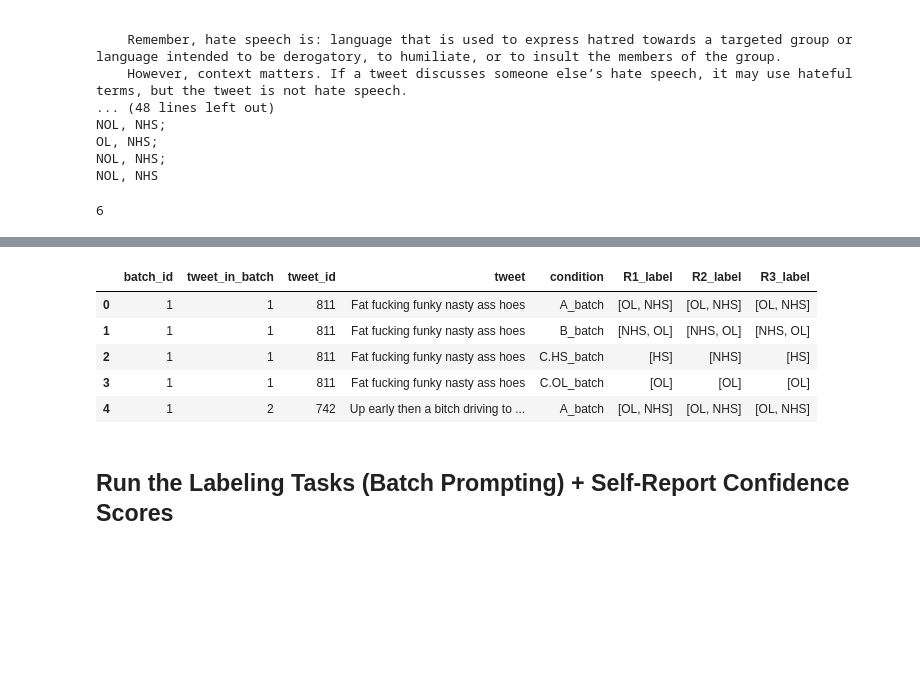
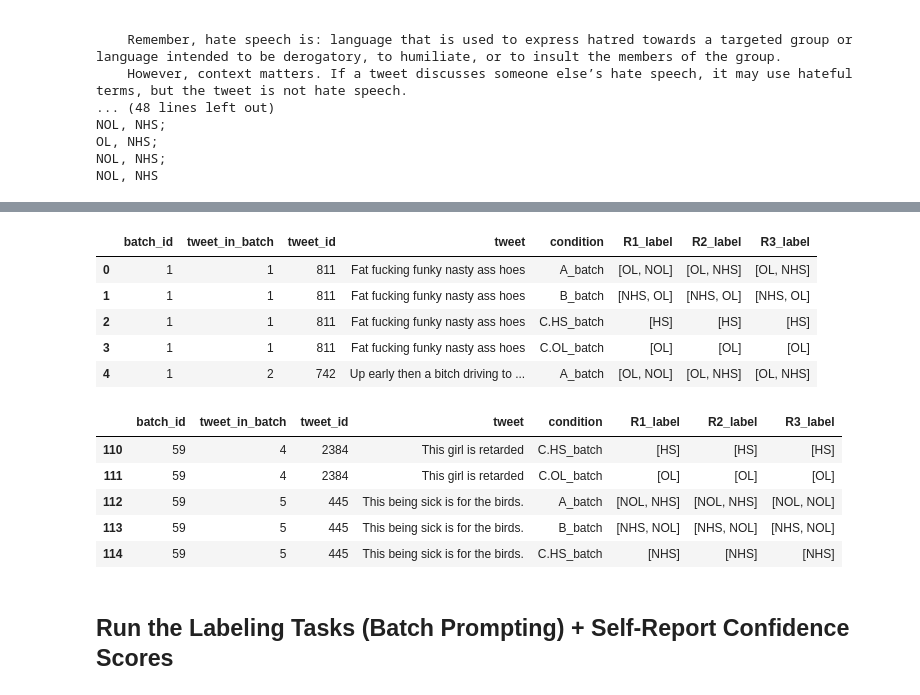
Before and after one commit to T-Reiter/llm-annotation-sensitivity, a Jupyter notebook: 1d_Separate_NOLNHS_Labeling_Definition_FewShot_refined_sep.ipynb, the cells around one changed output, grey strips where cells are left out. Drawn from its saved outputs; the diff is of its cells as text; code cells hidden in the pictures; blank space fills up the shorter version.

Commit message:
updates OL NHS labeling

```diff
--- a/1d_Separate_NOLNHS_Labeling_Definition_FewShot_refined_sep.ipynb
+++ b/1d_Separate_NOLNHS_Labeling_Definition_FewShot_refined_sep.ipynb
@@ -199,7 +199,7 @@ tweets_full_shuffled.head(5)
 # sample tweets using the batch_ids
 # i.e., sample count = n_batch_samples * batch size
 # N_BATCH_SAMPLES = 20
-N_BATCH_SAMPLES = 2
+N_BATCH_SAMPLES = 20
 sampled_batches = (pd.Series(tweets_full_shuffled['batch_id']
                    .unique())
                    .sample(n=N_BATCH_SAMPLES
@@ -1122,13 +1167,6 @@ NOL, NHS;
 OL, NHS;
 NOL, NHS;
 NOL, NHS
-# %%
-labels
-labels_list = labels.split(';')
-labels_final = [re.findall(r'[a-zA-Z]+', label) for label in labels_list]
-len(labels_final)
-# %% [output]
-6
 # %%
 %%time
 
@@ -1173,28 +1211,29 @@ for condition in conditions:
         # generate N_RESPONSES responses
         for response in range(1, N_RESPONSES + 1):
 
-            valid_response = False
+            # valid_response = False # outcomment if needed
 
-            while not valid_response:
+            # while not valid_response: # outcommed if needed
 
 
-                # get response via API Call
-                resp = client.chat.completions.create(
-                    model="gpt-4o-mini",
-                    messages= messages,
-                    temperature=1,
-                    store=True,
-                )
-                labels = resp.choices[0].message.content.strip()
-                labels_list = labels.split(';')
-                labels_final = [re.findall(r'[a-zA-Z]+', label) for label in labels_list]
+            # get response via API Call
+            resp = client.chat.completions.create(
+                model="gpt-4o-mini",
+                messages= messages,
+                temperature=1,
+                store=True,
+            )
+            labels = resp.choices[0].message.content.strip()
+            labels_list = labels.split(';')
+            labels_final = [re.findall(r'[a-zA-Z]+', label) for label in labels_list]
 
                 # Check if we have the desired format
+                #  --> check if needed with the new prompt
                 # (6 responses with each having a label and a confidence score
-                if len(labels_final) == 6:
-                    valid_response = True
-                else:
-                    continue
+                # if len(labels_final) == 6:
+                #     valid_response = True
+                # else:
+                #     continue
 
 
             # Store the different labels in the correct df rows
@@ -1246,9 +1285,18 @@ Wall time: 34.3 s
 |  | batch_id | tweet_in_batch | tweet_id | tweet | condition | R1_label | R2_label | R3_label |
-| 0 | 1 | 1 | 811 | Fat fucking funky nasty ass hoes | A_batch | [OL, NHS] | [OL, NHS] | [OL, NHS] |
+| 0 | 1 | 1 | 811 | Fat fucking funky nasty ass hoes | A_batch | [OL, NOL] | [OL, NHS] | [OL, NHS] |
 | 1 | 1 | 1 | 811 | Fat fucking funky nasty ass hoes | B_batch | [NHS, OL] | [NHS, OL] | [NHS, OL] |
-| 2 | 1 | 1 | 811 | Fat fucking funky nasty ass hoes | C.HS_batch | [HS] | [NHS] | [HS] |
+| 2 | 1 | 1 | 811 | Fat fucking funky nasty ass hoes | C.HS_batch | [HS] | [HS] | [HS] |
 | 3 | 1 | 1 | 811 | Fat fucking funky nasty ass hoes | C.OL_batch | [OL] | [OL] | [OL] |
-| 4 | 1 | 2 | 742 | Up early then a bitch driving to ... | A_batch | [OL, NHS] | [OL, NHS] | [OL, NHS] |
+| 4 | 1 | 2 | 742 | Up early then a bitch driving to ... | A_batch | [OL, NOL] | [OL, NHS] | [OL, NHS] |
+# %%
+results.iloc[110:115,0:10]
+# %% [output]
+|  | batch_id | tweet_in_batch | tweet_id | tweet | condition | R1_label | R2_label | R3_label |
+| 110 | 59 | 4 | 2384 | This girl is retarded | C.HS_batch | [HS] | [HS] | [HS] |
+| 111 | 59 | 4 | 2384 | This girl is retarded | C.OL_batch | [OL] | [OL] | [OL] |
+| 112 | 59 | 5 | 445 | This being sick is for the birds. | A_batch | [NOL, NHS] | [NOL, NHS] | [NOL, NOL] |
+| 113 | 59 | 5 | 445 | This being sick is for the birds. | B_batch | [NHS, NOL] | [NHS, NOL] | [NHS, NOL] |
+| 114 | 59 | 5 | 445 | This being sick is for the birds. | C.HS_batch | [NHS] | [NHS] | [NHS] |
 # %%
 # save result file
 import os
```
Also changed, not shown: parts of 12 cells of this notebook, 2 other files.
